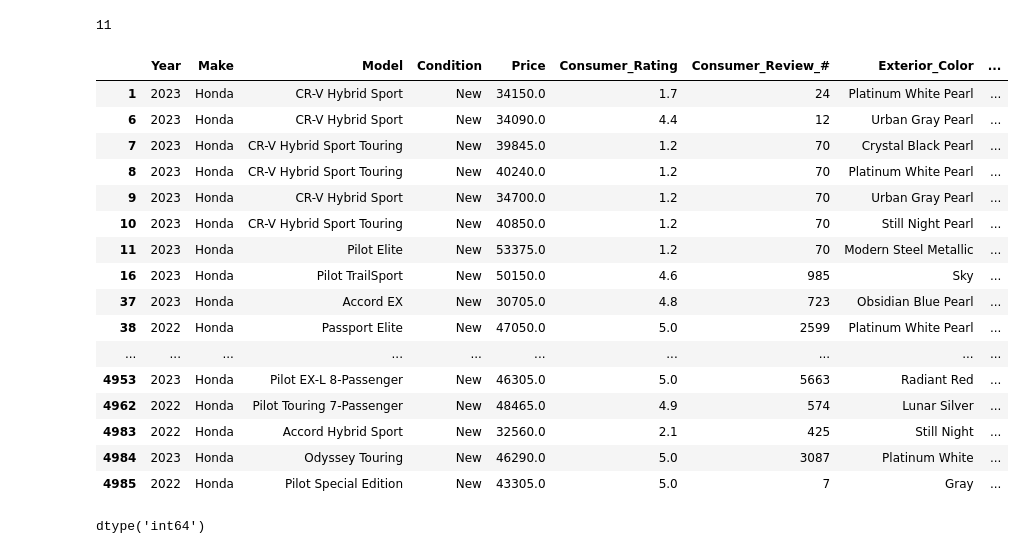
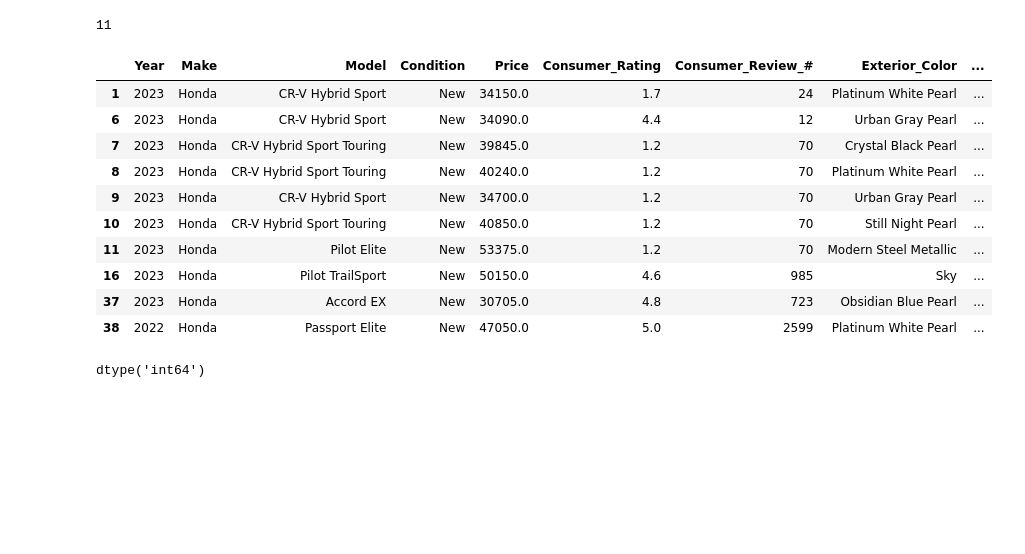
Before and after one commit to Dejanraic/Honda-Linear-Regression-Analysis, a Jupyter notebook: Honda-Linear-Regression-Analysis.ipynb, the cells around one changed output. Saved outputs shown, nothing was run; the diff lists cells and outputs as text; code cells hidden in the pictures; blank space fills up the shorter version.

```diff
--- a/Honda-Linear-Regression-Analysis.ipynb
+++ b/Honda-Linear-Regression-Analysis.ipynb
@@ -148,25 +148,19 @@ honda_data['Mileage'].isna().sum()
 honda_data.dropna(subset=['Mileage'], inplace=True)
 # %%
 # Previewing rows with non digit characters in Mileage column
-honda_data[~honda_data.Mileage.str.contains('\d', regex=True)]
+honda_data[~honda_data.Mileage.str.contains('\d', regex=True)].head(10)
 # %% [output]
 |  | Year | Make | Model | Condition | Price | Consumer_Rating | Consumer_Review_# | Exterior_Color | ... |
 | 1 | 2023 | Honda | CR-V Hybrid Sport | New | 34150.0 | 1.7 | 24 | Platinum White Pearl | ... |
 | 6 | 2023 | Honda | CR-V Hybrid Sport | New | 34090.0 | 4.4 | 12 | Urban Gray Pearl | ... |
 | 7 | 2023 | Honda | CR-V Hybrid Sport Touring | New | 39845.0 | 1.2 | 70 | Crystal Black Pearl | ... |
 | 8 | 2023 | Honda | CR-V Hybrid Sport Touring | New | 40240.0 | 1.2 | 70 | Platinum White Pearl | ... |
 | 9 | 2023 | Honda | CR-V Hybrid Sport | New | 34700.0 | 1.2 | 70 | Urban Gray Pearl | ... |
 | 10 | 2023 | Honda | CR-V Hybrid Sport Touring | New | 40850.0 | 1.2 | 70 | Still Night Pearl | ... |
 | 11 | 2023 | Honda | Pilot Elite | New | 53375.0 | 1.2 | 70 | Modern Steel Metallic | ... |
 | 16 | 2023 | Honda | Pilot TrailSport | New | 50150.0 | 4.6 | 985 | Sky | ... |
 | 37 | 2023 | Honda | Accord EX | New | 30705.0 | 4.8 | 723 | Obsidian Blue Pearl | ... |
 | 38 | 2022 | Honda | Passport Elite | New | 47050.0 | 5.0 | 2599 | Platinum White Pearl | ... |
-| ... | ... | ... | ... | ... | ... | ... | ... | ... | ... |
-| 4953 | 2023 | Honda | Pilot EX-L 8-Passenger | New | 46305.0 | 5.0 | 5663 | Radiant Red | ... |
-| 4962 | 2022 | Honda | Pilot Touring 7-Passenger | New | 48465.0 | 4.9 | 574 | Lunar Silver | ... |
-| 4983 | 2022 | Honda | Accord Hybrid Sport | New | 32560.0 | 2.1 | 425 | Still Night | ... |
-| 4984 | 2023 | Honda | Odyssey Touring | New | 46290.0 | 5.0 | 3087 | Platinum White | ... |
-| 4985 | 2022 | Honda | Pilot Special Edition | New | 43305.0 | 5.0 | 7 | Gray | ... |
 # %%
 # Dropping few rows with mislabeled columns
 honda_data = honda_data[honda_data.Mileage.str.contains('\d', regex=True)]
```
Also changed, not shown: parts of 2 cells of this notebook.
